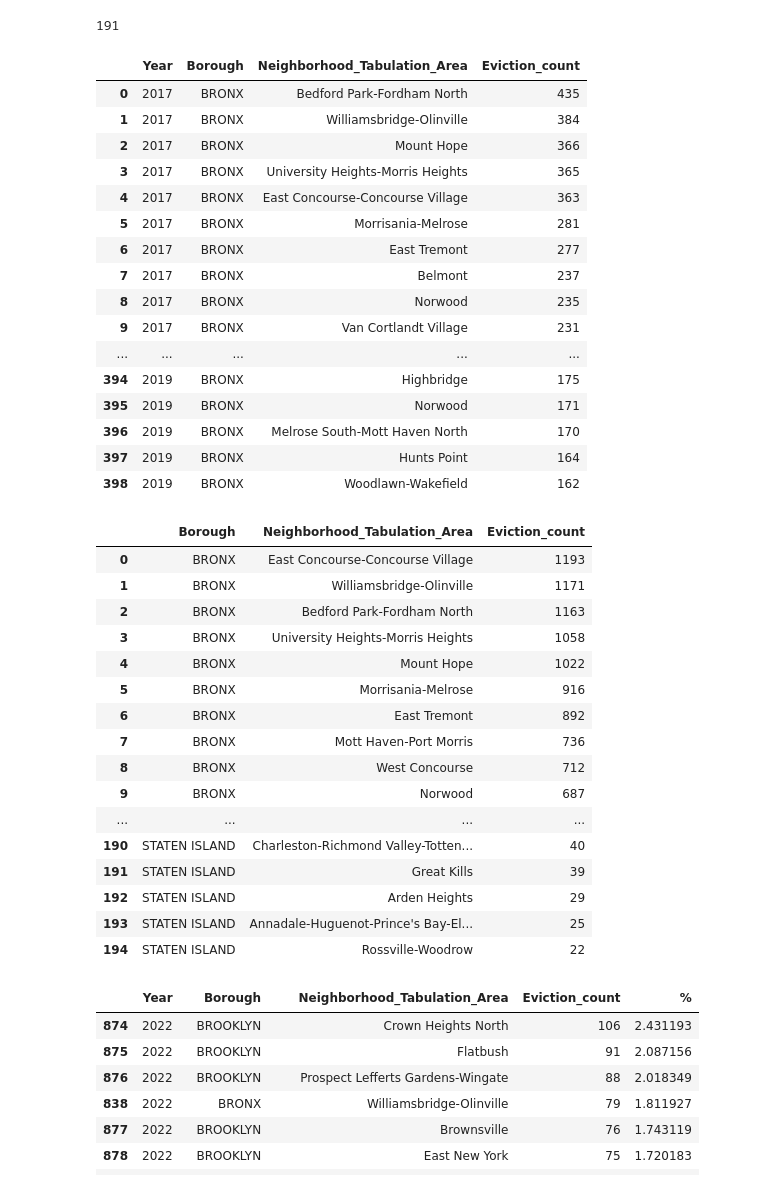
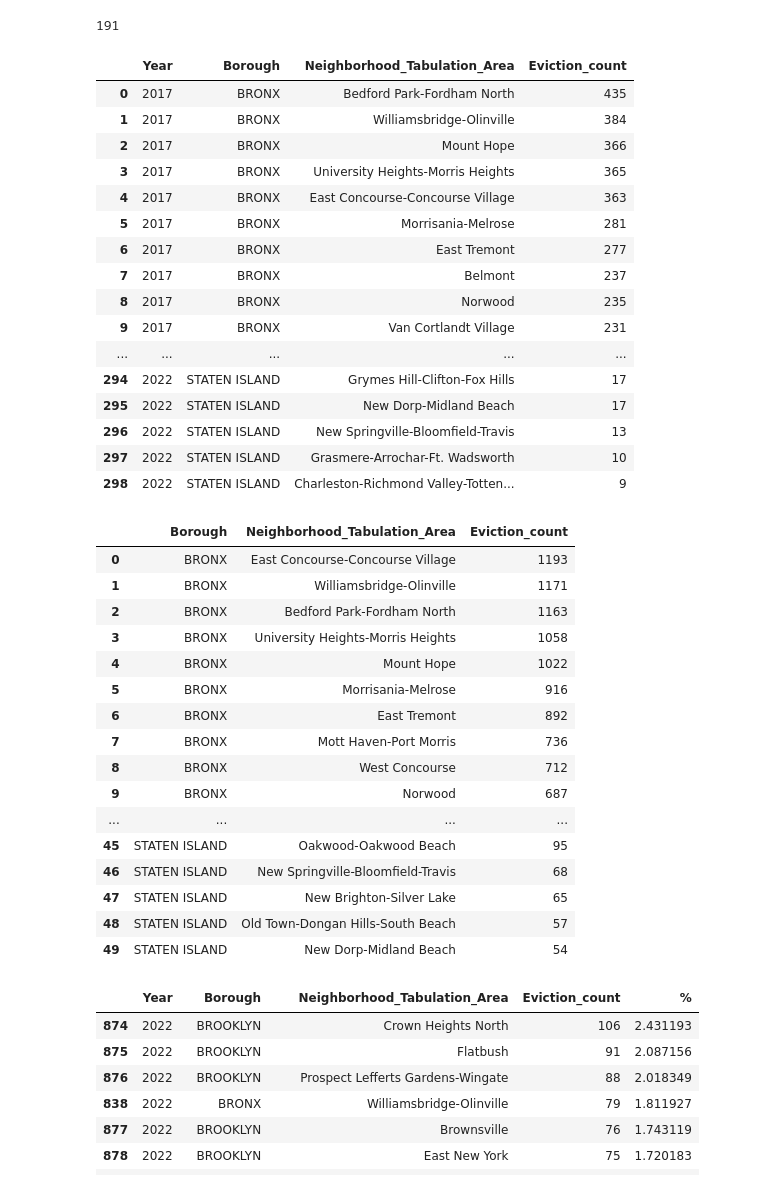
Before and after one commit to mmsouza114/Project01-Evictions, a Jupyter notebook: python-files/Analyzing-NYC-Evictions2017-2022.ipynb, the cells around one changed output. Saved outputs shown, nothing was run; the diff lists cells and outputs as text; code cells hidden in the pictures.

```diff
--- a/python-files/Analyzing-NYC-Evictions2017-2022.ipynb
+++ b/python-files/Analyzing-NYC-Evictions2017-2022.ipynb
@@ -499,34 +499,34 @@ df_subset.Neighborhood_Tabulation_Area.nunique()
 191
 # %%
 #removing retriction in order to few all rows
-pd.set_option('display.max_rows', None)
+#pd.set_option('display.max_rows', None)
 #
 top_NTA = no_2023.groupby(['Year','Borough']).Neighborhood_Tabulation_Area.value_counts().reset_index(name='Eviction_count')
-top_NTA
+top_NTA.groupby(['Year','Borough']).head(10).reset_index(drop=True)
 # %% [output]
 |  | Year | Borough | Neighborhood_Tabulation_Area | Eviction_count |
 | 0 | 2017 | BRONX | Bedford Park-Fordham North | 435 |
 | 1 | 2017 | BRONX | Williamsbridge-Olinville | 384 |
 | 2 | 2017 | BRONX | Mount Hope | 366 |
 | 3 | 2017 | BRONX | University Heights-Morris Heights | 365 |
 | 4 | 2017 | BRONX | East Concourse-Concourse Village | 363 |
 | 5 | 2017 | BRONX | Morrisania-Melrose | 281 |
 | 6 | 2017 | BRONX | East Tremont | 277 |
 | 7 | 2017 | BRONX | Belmont | 237 |
 | 8 | 2017 | BRONX | Norwood | 235 |
 | 9 | 2017 | BRONX | Van Cortlandt Village | 231 |
 | ... | ... | ... | ... | ... |
-| 394 | 2019 | BRONX | Highbridge | 175 |
-| 395 | 2019 | BRONX | Norwood | 171 |
-| 396 | 2019 | BRONX | Melrose South-Mott Haven North | 170 |
-| 397 | 2019 | BRONX | Hunts Point | 164 |
-| 398 | 2019 | BRONX | Woodlawn-Wakefield | 162 |
+| 294 | 2022 | STATEN ISLAND | Grymes Hill-Clifton-Fox Hills | 17 |
+| 295 | 2022 | STATEN ISLAND | New Dorp-Midland Beach | 17 |
+| 296 | 2022 | STATEN ISLAND | New Springville-Bloomfield-Travis | 13 |
+| 297 | 2022 | STATEN ISLAND | Grasmere-Arrochar-Ft. Wadsworth | 10 |
+| 298 | 2022 | STATEN ISLAND | Charleston-Richmond Valley-Totten... | 9 |
 # %%
 #removing retriction in order to few all rows
-pd.set_option('display.max_rows', None)
+#pd.set_option('display.max_rows', None)
 #
 top_NTA = no_2023.groupby('Borough').Neighborhood_Tabulation_Area.value_counts().reset_index(name='Eviction_count')
-top_NTA
+top_NTA.groupby('Borough').head(10).reset_index(drop=True)
 # %% [output]
 |  | Borough | Neighborhood_Tabulation_Area | Eviction_count |
 | 0 | BRONX | East Concourse-Concourse Village | 1193 |
@@ -540,11 +540,11 @@ top_NTA
 | 8 | BRONX | West Concourse | 712 |
 | 9 | BRONX | Norwood | 687 |
 | ... | ... | ... | ... |
-| 190 | STATEN ISLAND | Charleston-Richmond Valley-Totten... | 40 |
-| 191 | STATEN ISLAND | Great Kills | 39 |
-| 192 | STATEN ISLAND | Arden Heights | 29 |
-| 193 | STATEN ISLAND | Annadale-Huguenot-Prince's Bay-El... | 25 |
-| 194 | STATEN ISLAND | Rossville-Woodrow | 22 |
+| 45 | STATEN ISLAND | Oakwood-Oakwood Beach | 95 |
+| 46 | STATEN ISLAND | New Springville-Bloomfield-Travis | 68 |
+| 47 | STATEN ISLAND | New Brighton-Silver Lake | 65 |
+| 48 | STATEN ISLAND | Old Town-Dongan Hills-South Beach | 57 |
+| 49 | STATEN ISLAND | New Dorp-Midland Beach | 54 |
 # %%
 #get the percentage of evictions for boroughs
 top_NTA['%'] = top_NTA['Eviction_count'].div(top_NTA.groupby('Year')['Eviction_count'].transform('sum')).mul(100)
```
Also changed, not shown: parts of 2 cells of this notebook.
